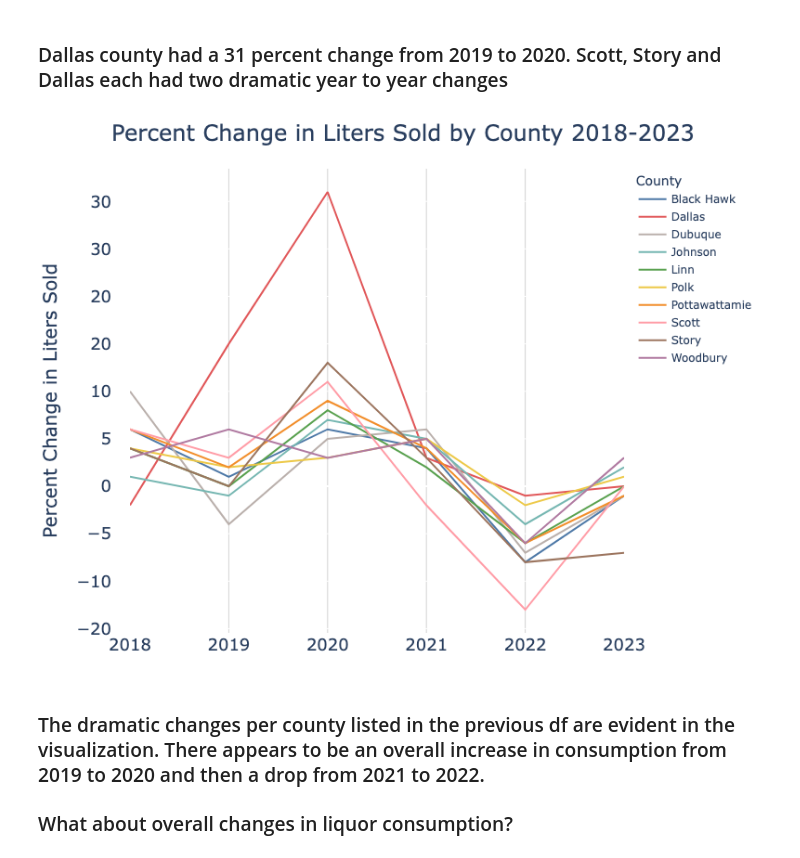
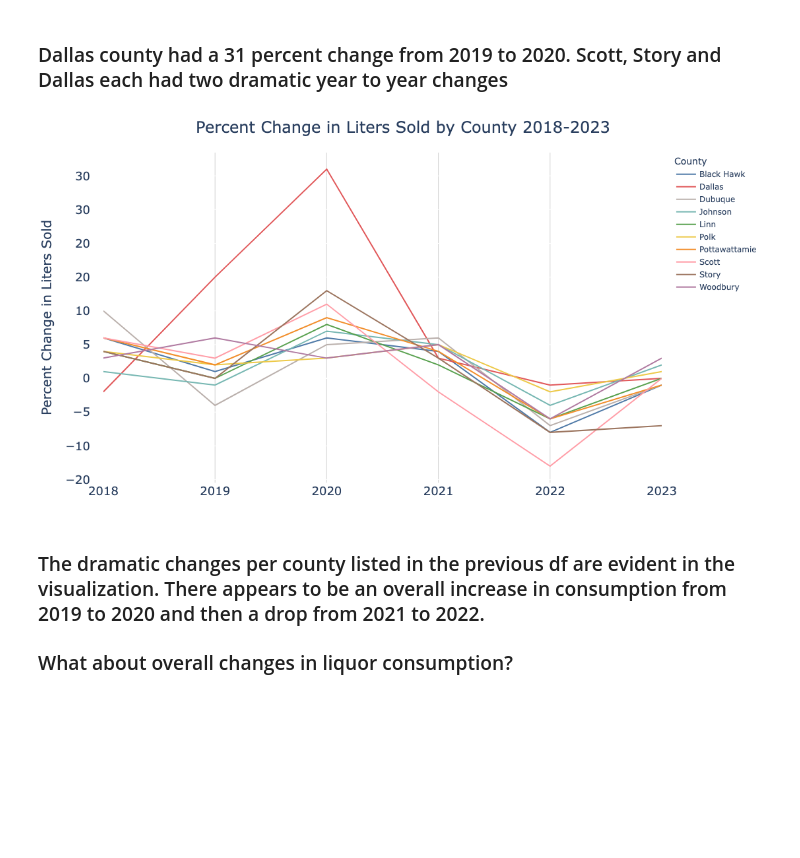
Before and after one commit to amoutafian/iowa_liquor_project, a Jupyter notebook: Iowa _liquor_exploratory_analysis.ipynb, the cells around one changed output. Cells and saved outputs as stored; diff of their text form; code cells hidden in the pictures; blank space fills up the shorter version.

```diff
--- a/Iowa _liquor_exploratory_analysis.ipynb
+++ b/Iowa _liquor_exploratory_analysis.ipynb
@@ -639,7 +639,8 @@ fig = px.line(
     color='county',  # Assign colors based on 'county' field
     color_discrete_map=county_colors,  # Apply custom colors
     labels={'liters_sold': 'Liters Sold ', 'county': 'County ', 'year': 'Year ', 'percent_change_year': 'Percent Change per Year '},  # Custom labels
-    height=600
+    height=600 ,
+    width = 1100
 )
 
 # Update layout
@@ -647,34 +648,34 @@ fig.update_layout(
     xaxis=dict(
         title=None,
         tickfont=dict(size=18),
         showgrid = True,
         gridcolor = 'LightGrey'
     ),
 
     yaxis=dict(
         title='Percent Change in Liters Sold',
         tickfont=dict(size=18),
         title_font = dict(size = 20),
         ticksuffix = '   ', #used to create pad between ytick labels and chart
         tickformat=".0s" # No decimal places, use SI notation
     ),
 
     title=dict(
         text = "Percent Change in Liters Sold by County 2018-2023",
         x = .5,
         xanchor = 'center',
         font_size = 24
      ),
 
     showlegend=True,
     plot_bgcolor='rgba(0,0,0,0)',  # Transparent background for the plot area
     margin=dict(l=40, r=40, t=60, b=40)#,  # Left, Right, Top, Bottom margins
 
 )
 
 fig.show()
 # %% [output]
-[figure, old version]
+[figure, new version]
 # %% [markdown]
 ### The dramatic changes per county listed in the previous df are evident in the visualization. There appears to be an overall increase in consumption from 2019 to 2020 and then a drop from 2021 to 2022.
 ### What about overall changes in liquor consumption?
```
Also changed, not shown: 7 other files.
